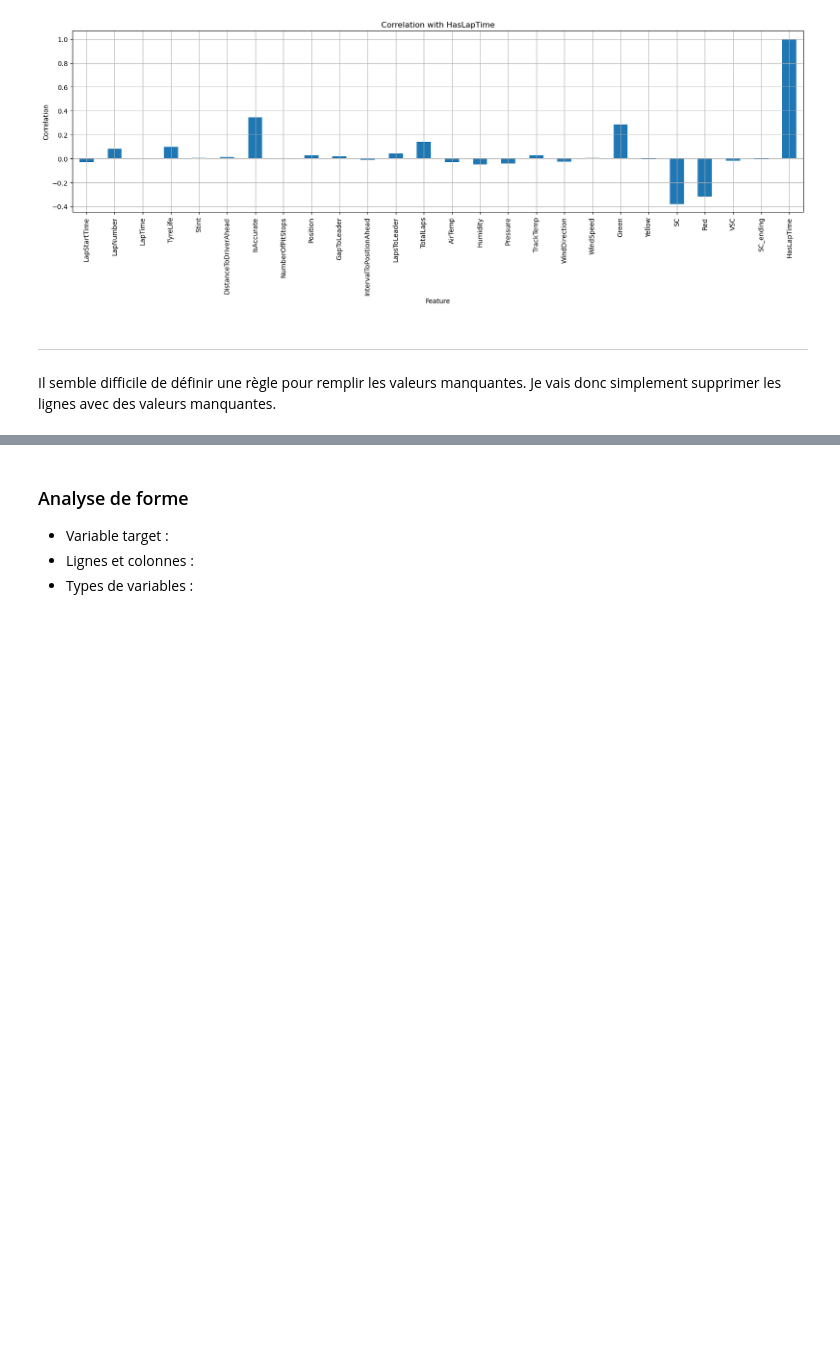
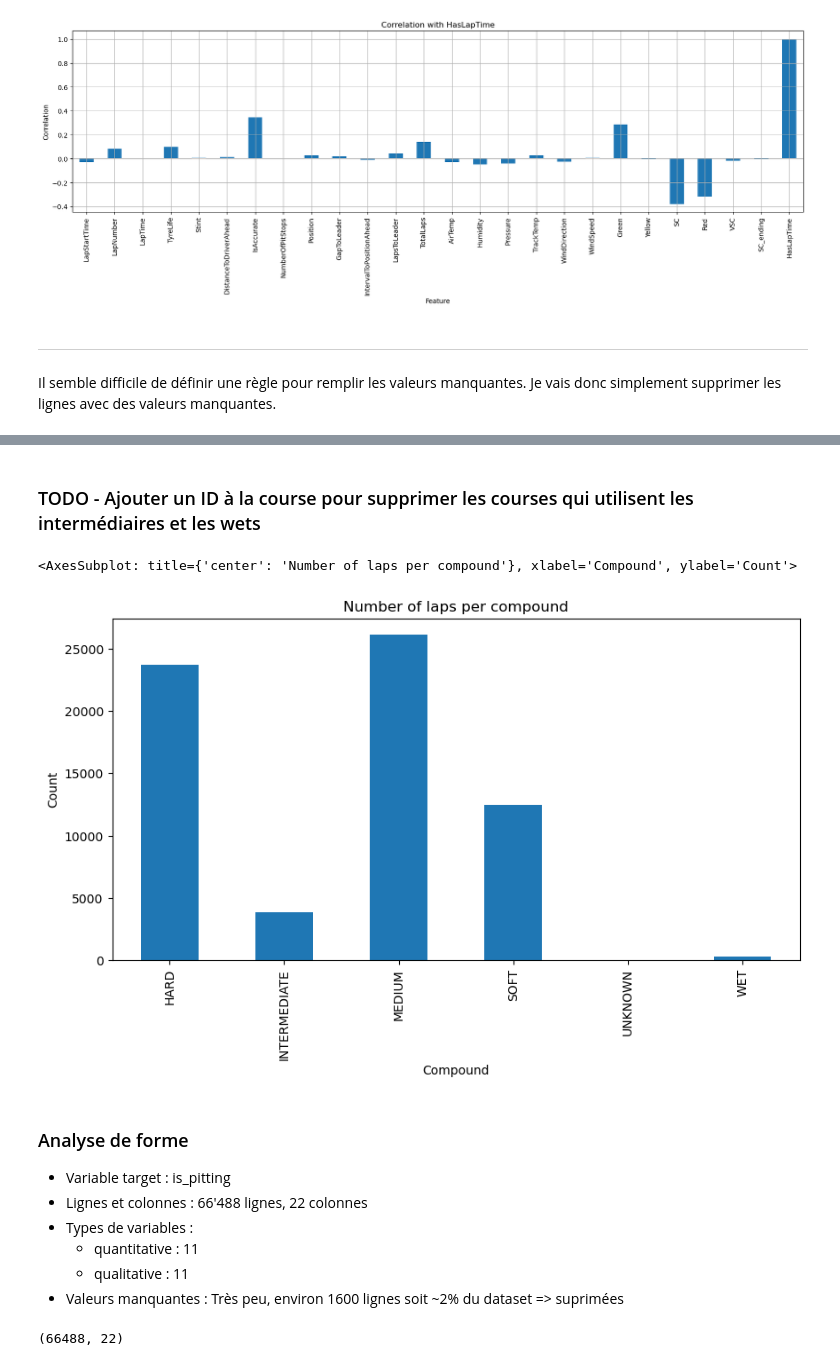
Before and after one commit to Nelson-Jnrnd/f1-pit-predictor-dataset, a Jupyter notebook: eda_dataset.ipynb, the cells around one changed output, grey strips where cells are left out. Saved outputs shown, nothing was run; the diff lists cells and outputs as text; code cells hidden in the pictures; blank space fills up the shorter version.

```diff
--- a/eda_dataset.ipynb
+++ b/eda_dataset.ipynb
@@ -255,0 +296,2 @@ plt.show()
+# %%
+df['is_pitting'] = df['PitStatus'] == 'InLap'
@@ -256,6 +304,29 @@ plt.show()
+# %%
+df.drop(['LapStartTime', 'DriverNumber', 'Team', 'DriverAhead', 'AirTemp', 'Humidity', 'Pressure',
+'Rainfall', 'TrackTemp', 'WindDirection', 'WindSpeed'], axis=1, inplace=True)
+# %% [markdown]
+### TODO - Ajouter un ID à la course pour supprimer les courses qui utilisent les intermédiaires et les wets
+# %%
+df.groupby('Compound').size().plot(
+    kind='bar',
+    figsize=(10, 5),
+    title='Number of laps per compound',
+    xlabel='Compound',
+    ylabel='Count',
+    )
+# %% [output]
+<AxesSubplot: title={'center': 'Number of laps per compound'}, xlabel='Compound', ylabel='Count'>
+[figure, added]
 # %% [markdown]
 ### Analyse de forme
 
-* Variable target :
-* Lignes et colonnes :
+* Variable target : is_pitting
+* Lignes et colonnes : 66'488 lignes, 22 colonnes
 * Types de variables :
+  * quantitative : 11
+  * qualitative : 11
+* Valeurs manquantes : Très peu, environ 1600 lignes soit ~2% du dataset => suprimées
+# %%
+df.shape
+# %% [output]
+(66488, 22)
```
Also changed, not shown: parts of 39 cells of this notebook.
